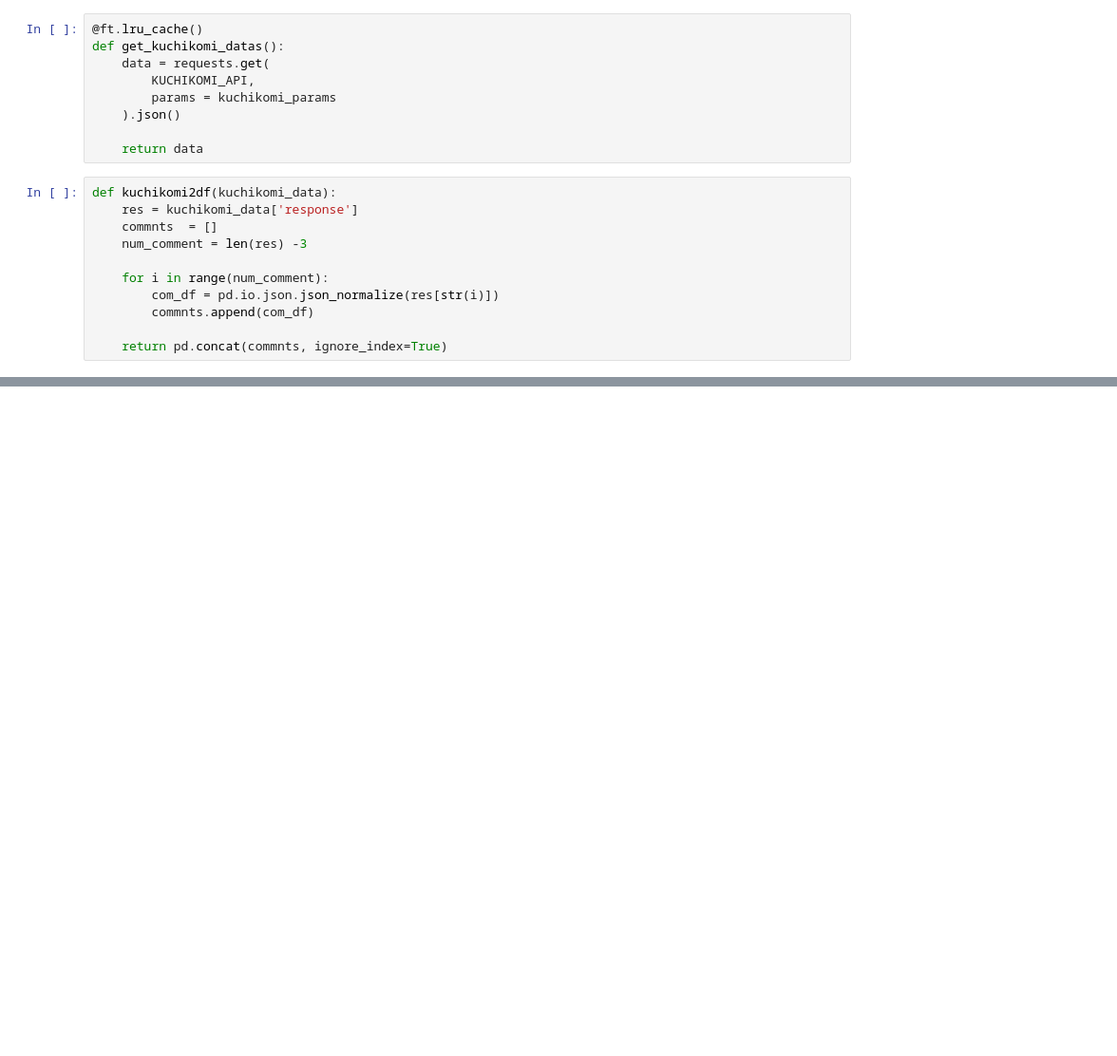
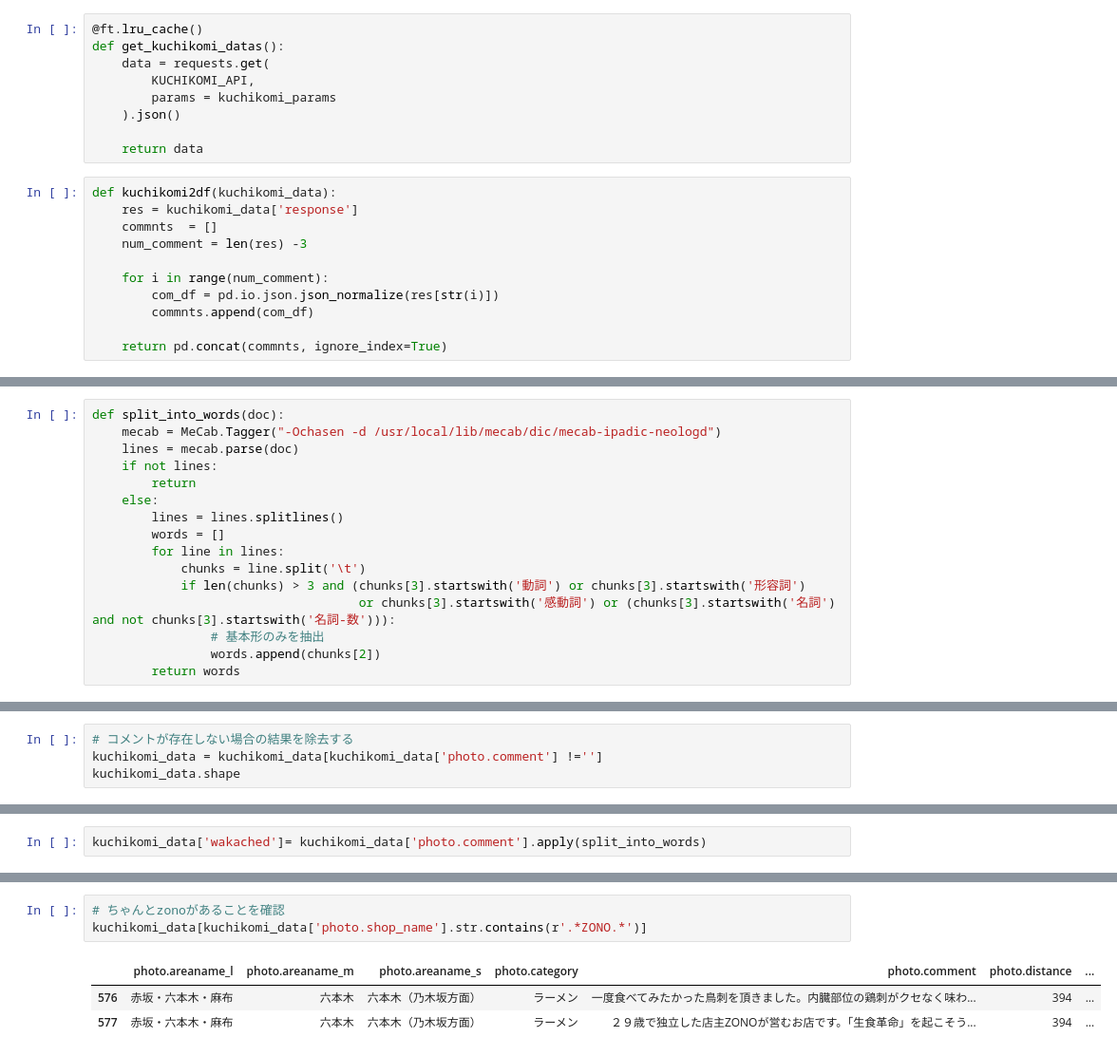
Before and after one commit to hiroaki8388/zono, a Jupyter notebook: scraping/gurunabi_api.ipynb, the cells around one changed output, grey strips where cells are left out. Shown at 95% size. Saved outputs shown, nothing was run; the diff lists cells and outputs as text; blank space fills up the shorter version.

```diff
--- a/scraping/gurunabi_api.ipynb
+++ b/scraping/gurunabi_api.ipynb
@@ -172,0 +191,16 @@ data.head
+# %%
+def split_into_words(doc):
+    mecab = MeCab.Tagger("-Ochasen -d /usr/local/lib/mecab/dic/mecab-ipadic-neologd")
+    lines = mecab.parse(doc)
+    if not lines:
+        return
+    else:
+        lines = lines.splitlines()
+        words = []
+        for line in lines:
+            chunks = line.split('\t')
+            if len(chunks) > 3 and (chunks[3].startswith('動詞') or chunks[3].startswith('形容詞')
+                                    or chunks[3].startswith('感動詞') or (chunks[3].startswith('名詞') and not chunks[3].startswith('名詞-数'))):
+                # 基本形のみを抽出
+                words.append(chunks[2])
+        return words
@@ -172,0 +211,4 @@ data.head
+# %%
+# コメントが存在しない場合の結果を除去する
+kuchikomi_data = kuchikomi_data[kuchikomi_data['photo.comment'] !='']
+kuchikomi_data.shape
@@ -172,0 +217,2 @@ data.head
+# %%
+kuchikomi_data['wakached']= kuchikomi_data['photo.comment'].apply(split_into_words)
@@ -172,0 +286,7 @@ data.head
+# %%
+# ちゃんとzonoがあることを確認
+kuchikomi_data[kuchikomi_data['photo.shop_name'].str.contains(r'.*ZONO.*')]
+# %% [output]
+|  | photo.areaname_l | photo.areaname_m | photo.areaname_s | photo.category | photo.comment | photo.distance | ... |
+| 576 | 赤坂・六本木・麻布 | 六本木 | 六本木（乃木坂方面） | ラーメン | 一度食べてみたかった鳥刺を頂きました。内臓部位の鶏刺がクセなく味わ... | 394 | ... |
+| 577 | 赤坂・六本木・麻布 | 六本木 | 六本木（乃木坂方面） | ラーメン | ２９歳で独立した店主ZONOが営むお店です。「生食革命」を起こそう... | 394 | ... |
```
Also changed, not shown: parts of 25 cells of this notebook.
